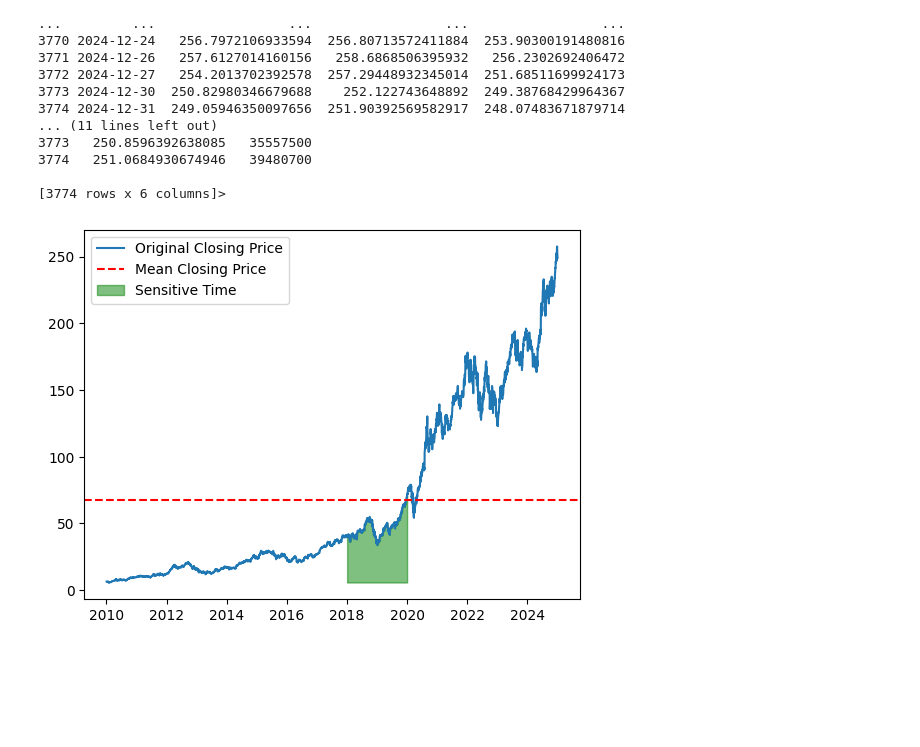
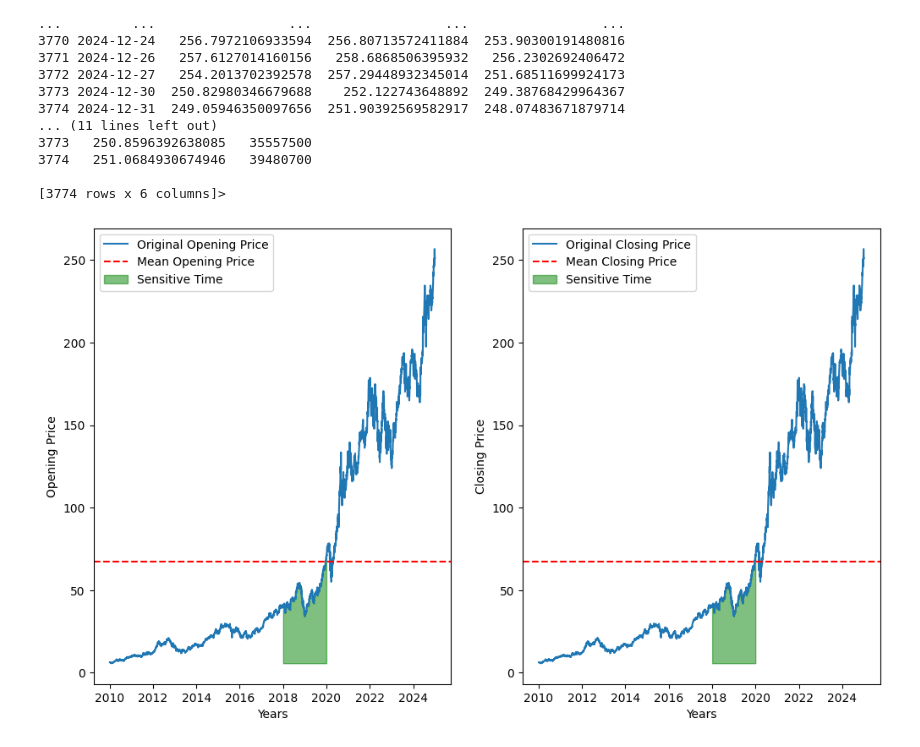
Before and after one commit to tanmaykumarchaki/AI-Driven-Market-Transformation-Analytics, a Jupyter notebook: ai-market-regime-shift-analysis/data_import.ipynb, the cells around one changed output. Cells and saved outputs as stored; diff of their text form; code cells hidden in the pictures; blank space fills up the shorter version.

Commit message:
Open and Close Analysis ( commit1)

```diff
--- a/ai-market-regime-shift-analysis/data_import.ipynb
+++ b/ai-market-regime-shift-analysis/data_import.ipynb
@@ -145,26 +145,57 @@ df1.set_index
 # %%
 df1['Close'] = pd.to_numeric(df1['Close'], errors = 'coerce')
 df1['Close'] = df1['Close'].round(2)
+df1['Open'] = pd.to_numeric(df1['Open'], errors = 'coerce')
+df1['Close'] = df1['Open'].round(2)
+df1['High'] = pd.to_numeric(df1['High'], errors = 'coerce')
+df1['High'] = df1['High'].round(2)
+df1['Low'] = pd.to_numeric(df1['Low'], errors= 'coerce')
+df1['Low'] = df1['Low'].round(2)
 
-mask_cls = ((df1['Date'] >= "2018-01-01" ) & (df1['Date'] <= "2020-01-01"))
+mask_apple = ((df1['Date'] >= "2018-01-01" ) & (df1['Date'] <= "2020-01-01"))
 x_close = df1['Close'].values
-y_close = df1['Date'].values
+y_apple = df1['Date'].values
 x_close_mean = df1['Close'].values.mean()
-
 y_min_close = min(x_close)
 
+x_open = df1['Open'].values
+x_open_mean = df1['Open'].values.mean()
+y_min_open = min(x_open)
 
-plt.plot(y_close,x_close, label = "Original Closing Price")
-plt.axhline(x_close_mean, color = 'r', linestyle = '--', label = "Mean Closing Price")
+
+plt.figure(figsize=(12,7))
+
+plt.subplot(1,2,1)
+plt.plot(y_apple, x_open, label = "Original Opening Price")
+plt.axhline(x_close_mean, color = 'r', linestyle ='--', label = "Mean Opening Price")
 plt.fill_between(
-    y_close, x_close,
-    y_min_close,
-    where =mask_cls,
+    y_apple, x_open,
+    y_min_open,
+    where=mask_apple,
+    color = 'g',
+    alpha= 0.5,
+    label = "Sensitive Time"
+
+)
+plt.xlabel('Years')
+plt.ylabel("Opening Price")
+plt.legend()
+
+
+plt.subplot(1,2,2)
+plt.plot(y_apple,x_close, label = "Original Closing Price")
+plt.axhline(x_open_mean, color = 'r', linestyle = '--', label = "Mean Closing Price")
+plt.fill_between(
+    y_apple, x_close,
+    y_min_open,
+    where =mask_apple,
     color = 'g',
     alpha = 0.5,
     label = 'Sensitive Time'
 )
+plt.xlabel('Years')
+plt.ylabel("Closing Price")
 plt.legend()
 plt.show()
 # %% [output]
-[figure, old version]
+[figure, new version]
```
